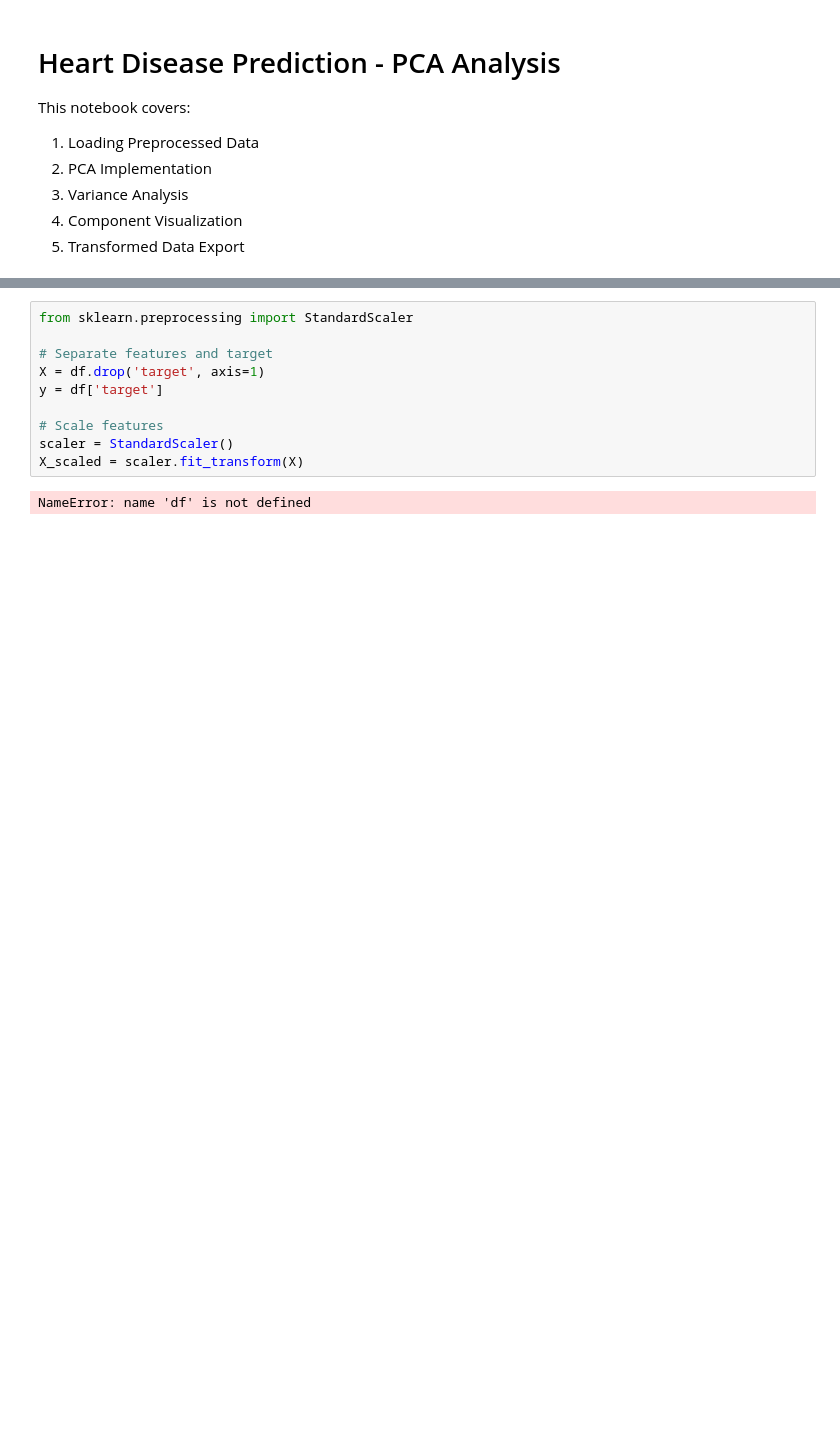
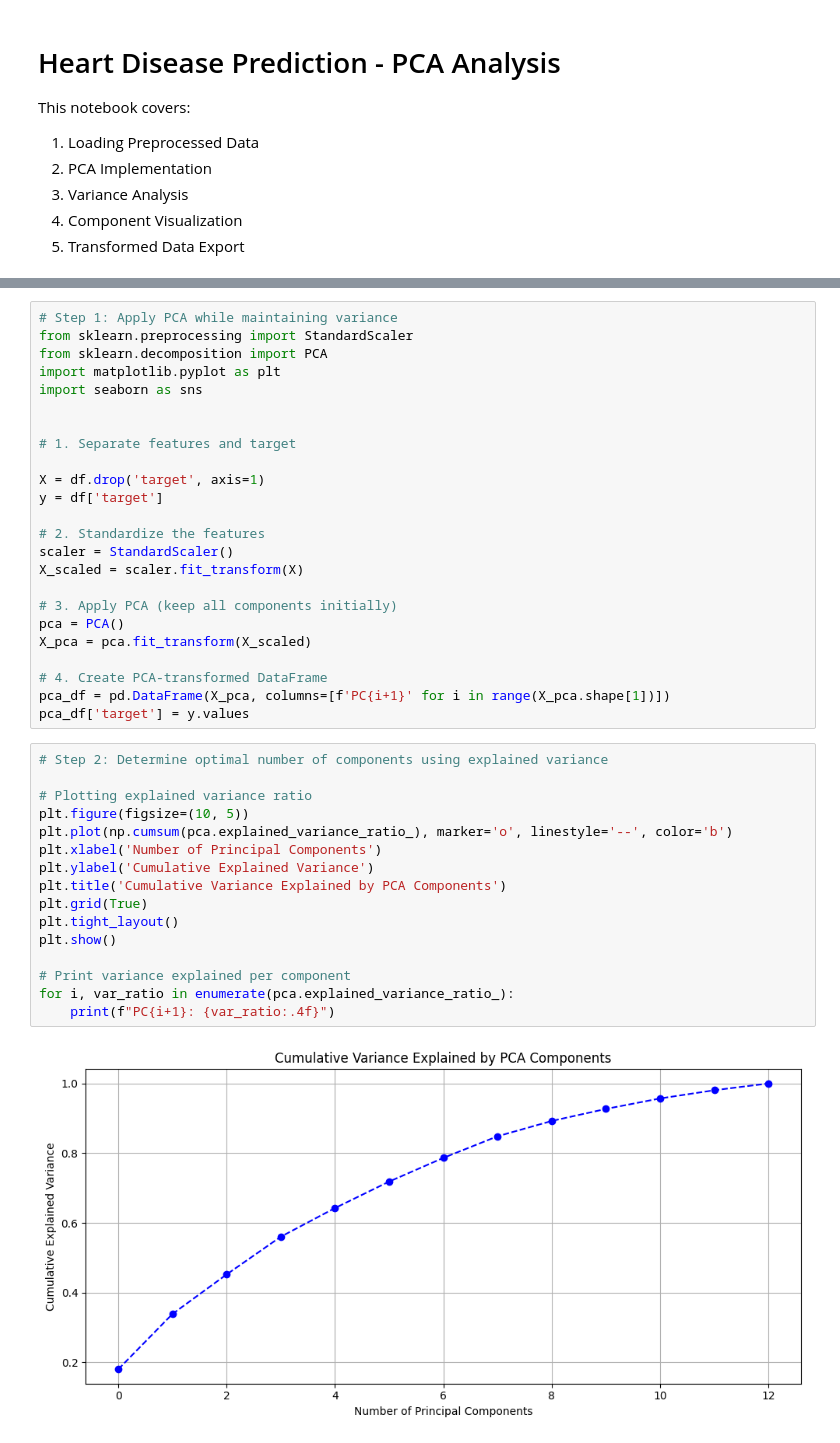
Before and after one commit to rahmamohax/Heart_Disease_Project, a Jupyter notebook: notebooks/02_pca_analysis.ipynb, the cells around one changed output, grey strips where cells are left out. Saved outputs shown, nothing was run; the diff lists cells and outputs as text; blank space fills up the shorter version.

```diff
--- a/notebooks/02_pca_analysis.ipynb
+++ b/notebooks/02_pca_analysis.ipynb
@@ -22,12 +31,42 @@ df.head()
-# %%
-from sklearn.preprocessing import StandardScaler
-
-# Separate features and target
-X = df.drop('target', axis=1)
-y = df['target']
-
-# Scale features
-scaler = StandardScaler()
-X_scaled = scaler.fit_transform(X)
-# %% [output]
-NameError: name 'df' is not defined
+# %%
+# Step 1: Apply PCA while maintaining variance
+from sklearn.preprocessing import StandardScaler
+from sklearn.decomposition import PCA
+import matplotlib.pyplot as plt
+import seaborn as sns
+
+
+# 1. Separate features and target
+
+X = df.drop('target', axis=1)
+y = df['target']
+
+# 2. Standardize the features
+scaler = StandardScaler()
+X_scaled = scaler.fit_transform(X)
+
+# 3. Apply PCA (keep all components initially)
+pca = PCA()
+X_pca = pca.fit_transform(X_scaled)
+
+# 4. Create PCA-transformed DataFrame
+pca_df = pd.DataFrame(X_pca, columns=[f'PC{i+1}' for i in range(X_pca.shape[1])])
+pca_df['target'] = y.values
+# %%
+# Step 2: Determine optimal number of components using explained variance
+
+# Plotting explained variance ratio
+plt.figure(figsize=(10, 5))
+plt.plot(np.cumsum(pca.explained_variance_ratio_), marker='o', linestyle='--', color='b')
+plt.xlabel('Number of Principal Components')
+plt.ylabel('Cumulative Explained Variance')
+plt.title('Cumulative Variance Explained by PCA Components')
+plt.grid(True)
+plt.tight_layout()
+plt.show()
+
+# Print variance explained per component
+for i, var_ratio in enumerate(pca.explained_variance_ratio_):
+    print(f"PC{i+1}: {var_ratio:.4f}")
+# %% [output]
+[figure, added]
```
Also changed, not shown: parts of 4 cells of this notebook.
